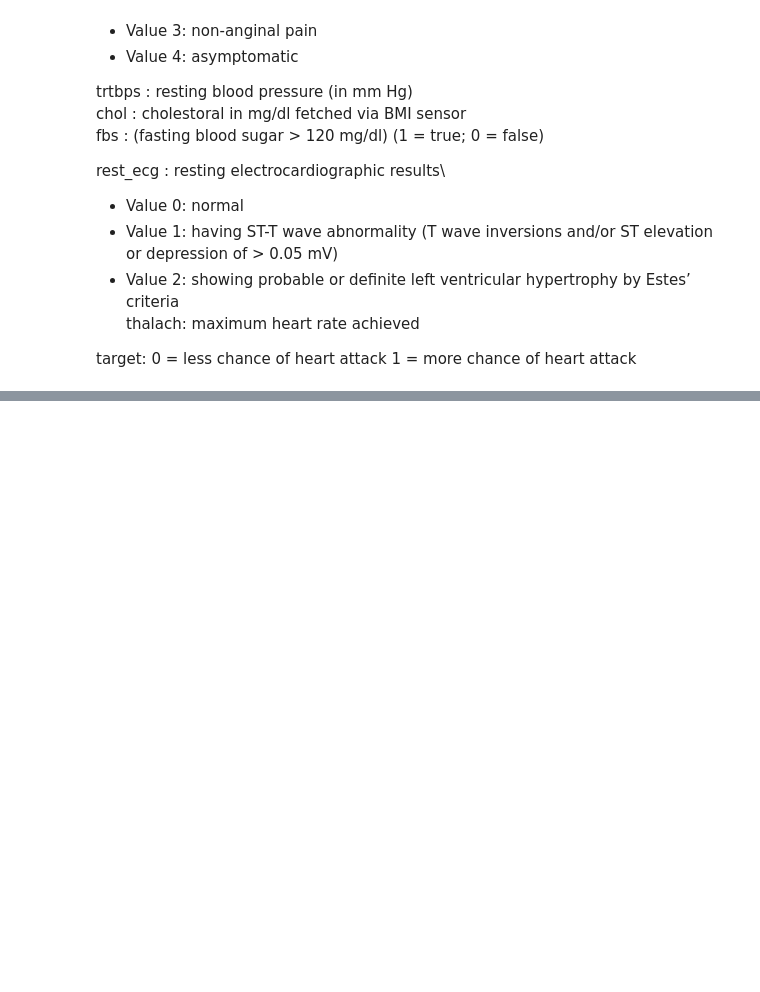
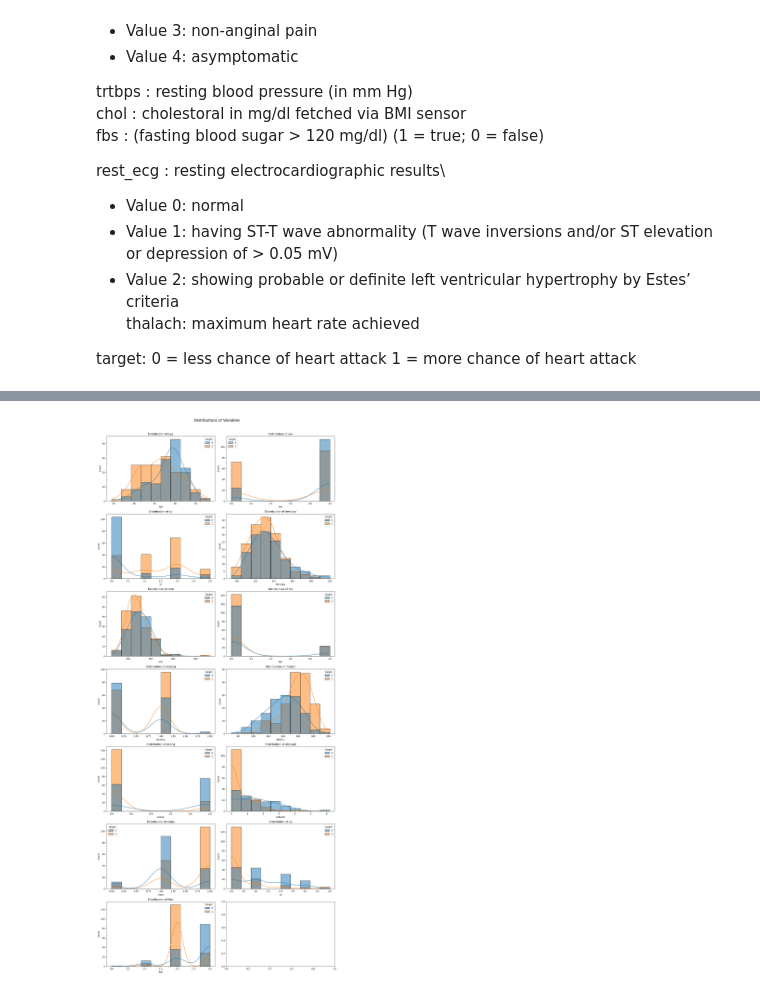
Before and after one commit to KyriakosJiannis/python_modules, a Jupyter notebook: eda charts.ipynb, the cells around one changed output, grey strips where cells are left out. Saved outputs shown, nothing was run; the diff lists cells and outputs as text; code cells hidden in the pictures; blank space fills up the shorter version.

```diff
--- a/eda charts.ipynb
+++ b/eda charts.ipynb
@@ -43,0 +40,4 @@ df.head()
+# %%
+plot_distributions(df, by='target')
+# %% [output]
+[figure, added]
```
Also changed, not shown: parts of 10 cells of this notebook, 3 other files.
